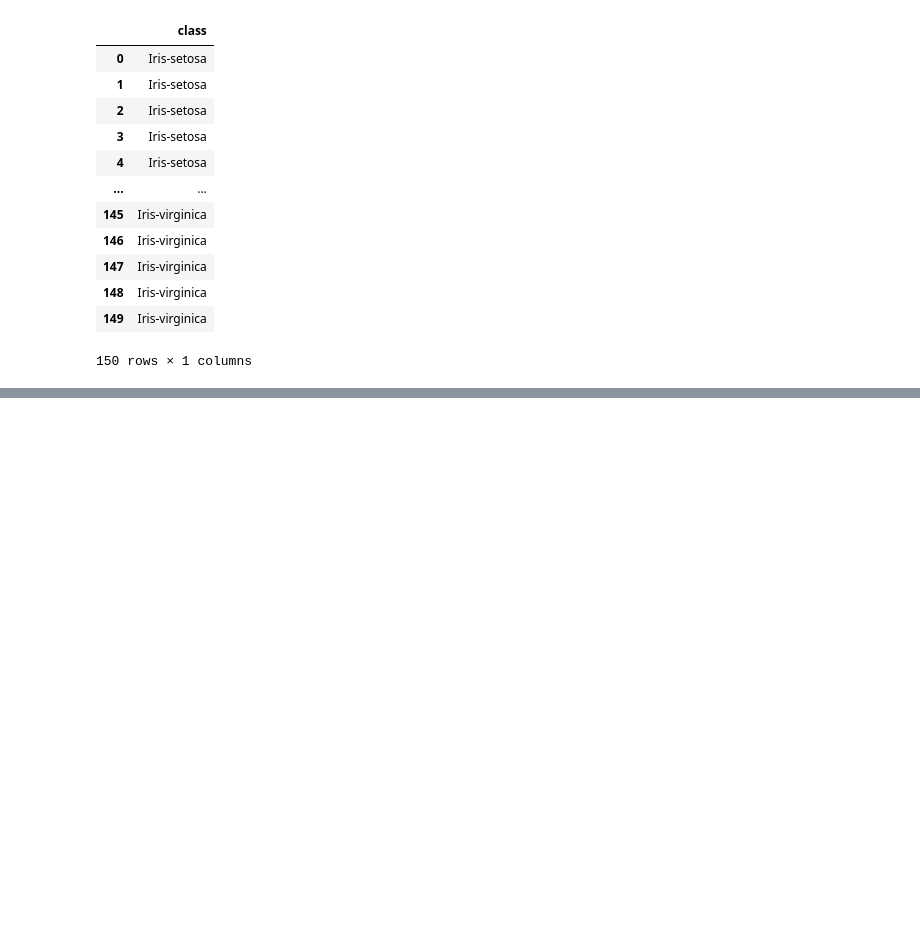
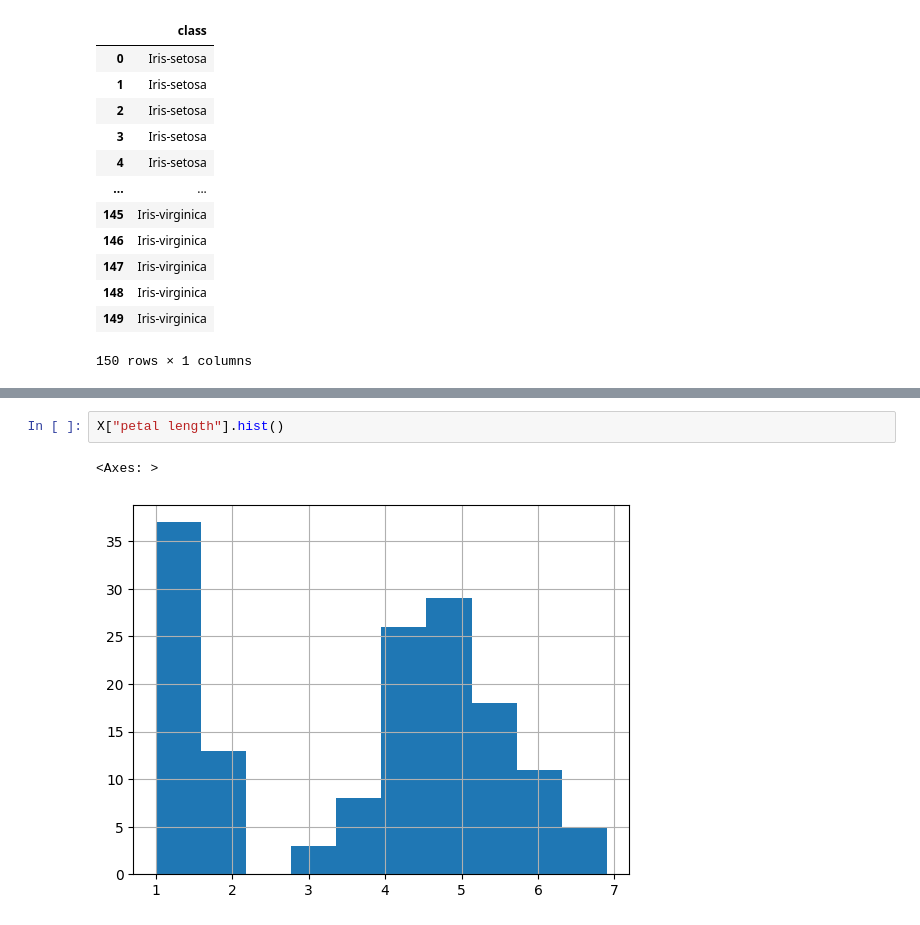
Before and after one commit to Manith-Ratnayake/UCI_machine_learning, a Jupyter notebook: Iris.ipynb, the cells around one changed output, grey strips where cells are left out. Cells and saved outputs as stored; diff of their text form; blank space fills up the shorter version.

```diff
--- a/Iris.ipynb
+++ b/Iris.ipynb
@@ -78,0 +137,5 @@ y
+# %%
+X["petal length"].hist()
+# %% [output]
+<Axes: >
+[figure, added]
```
Also changed, not shown: parts of 29 cells of this notebook.
